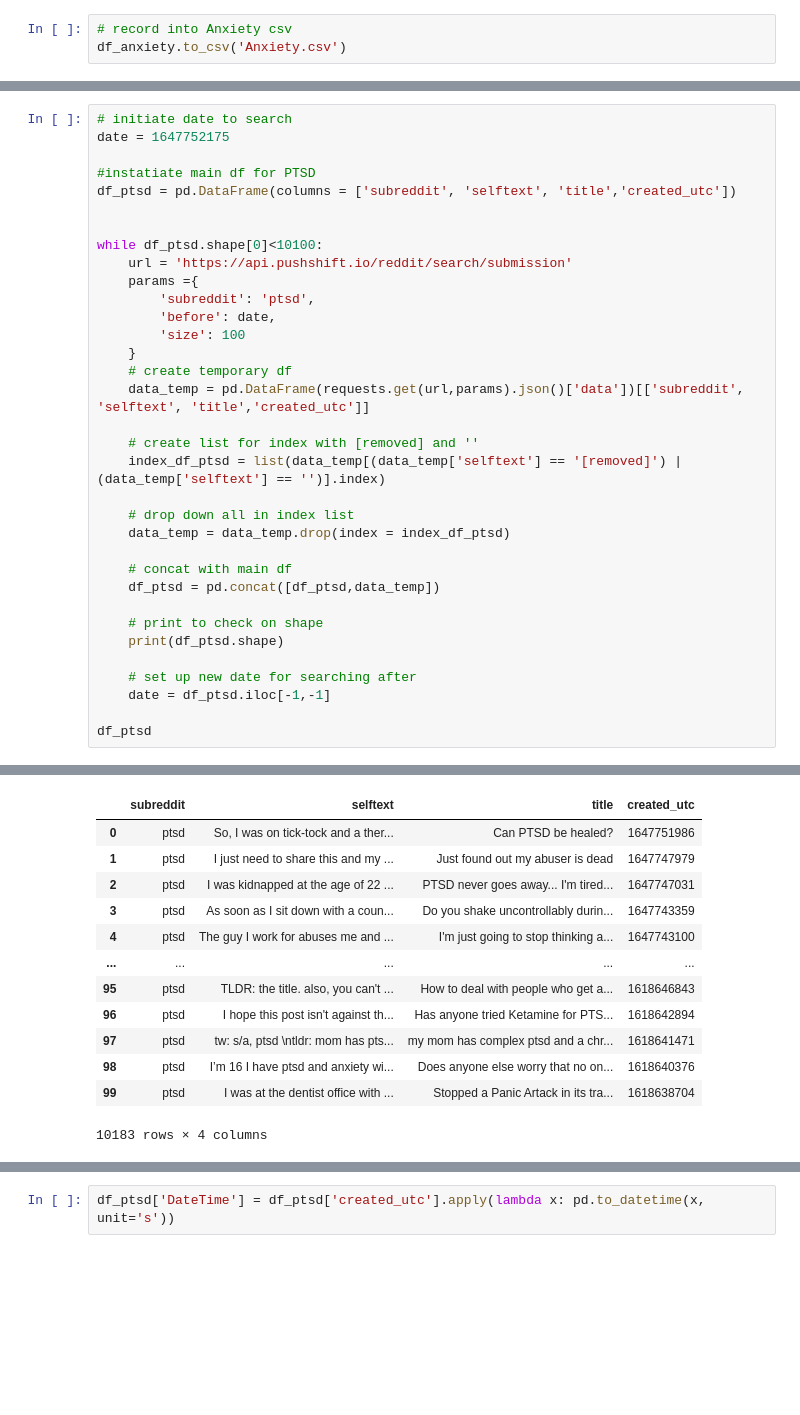
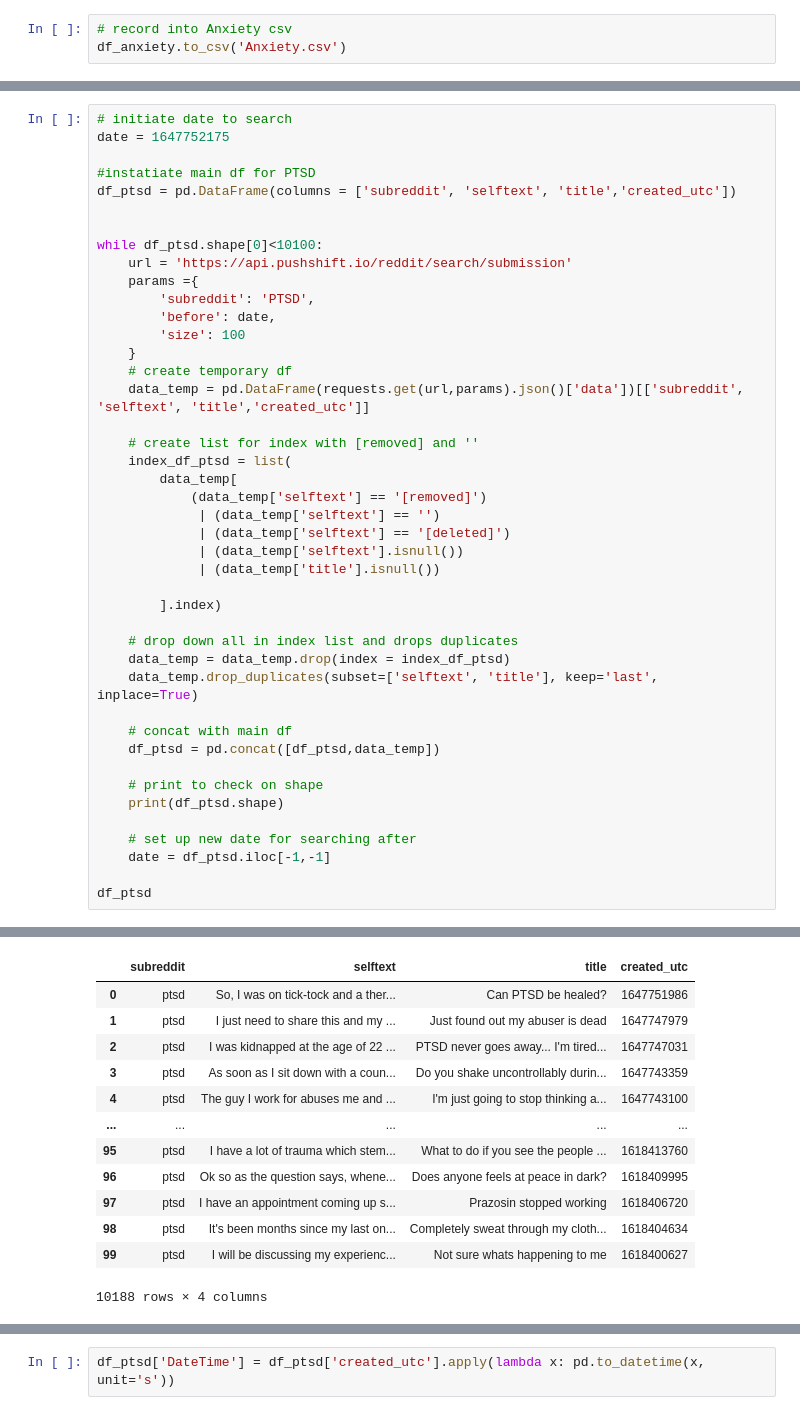
Before and after one commit to msamhz/GA-Lessons, a Jupyter notebook: project_3/Sample_test.ipynb, the cells around one changed output, grey strips where cells are left out. Cells and saved outputs as stored; diff of their text form; blank space fills up the shorter version.

```diff
--- a/project_3/Sample_test.ipynb
+++ b/project_3/Sample_test.ipynb
@@ -114,7 +114,7 @@ df_ptsd = pd.DataFrame(columns = ['subreddit', 'selftext', 'title','created_utc'
 while df_ptsd.shape[0]<10100:
     url = 'https://api.pushshift.io/reddit/search/submission'
     params ={
-        'subreddit': 'ptsd',
+        'subreddit': 'PTSD',
         'before': date,
         'size': 100
     }
@@ -122,10 +122,19 @@ while df_ptsd.shape[0]<10100:
     data_temp = pd.DataFrame(requests.get(url,params).json()['data'])[['subreddit', 'selftext', 'title','created_utc']]
 
     # create list for index with [removed] and ''
-    index_df_ptsd = list(data_temp[(data_temp['selftext'] == '[removed]') | (data_temp['selftext'] == '')].index)
+    index_df_ptsd = list(
+        data_temp[
+            (data_temp['selftext'] == '[removed]')
+             | (data_temp['selftext'] == '')
+             | (data_temp['selftext'] == '[deleted]')
+             | (data_temp['selftext'].isnull())
+             | (data_temp['title'].isnull())
 
-    # drop down all in index list
+        ].index)
+
+    # drop down all in index list and drops duplicates
     data_temp = data_temp.drop(index = index_df_ptsd)
+    data_temp.drop_duplicates(subset=['selftext', 'title'], keep='last', inplace=True)
 
     # concat with main df
     df_ptsd = pd.concat([df_ptsd,data_temp])
@@ -158,16 +167,16 @@ df_ptsd
 |  | subreddit | selftext | title | created_utc |
 | 0 | ptsd | So, I was on tick-tock and a ther... | Can PTSD be healed? | 1647751986 |
 | 1 | ptsd | I just need to share this and my ... | Just found out my abuser is dead | 1647747979 |
 | 2 | ptsd | I was kidnapped at the age of 22 ... | PTSD never goes away... I'm tired... | 1647747031 |
 | 3 | ptsd | As soon as I sit down with a coun... | Do you shake uncontrollably durin... | 1647743359 |
 | 4 | ptsd | The guy I work for abuses me and ... | I'm just going to stop thinking a... | 1647743100 |
 | ... | ... | ... | ... | ... |
-| 95 | ptsd | TLDR: the title. also, you can't ... | How to deal with people who get a... | 1618646843 |
-| 96 | ptsd | I hope this post isn't against th... | Has anyone tried Ketamine for PTS... | 1618642894 |
-| 97 | ptsd | tw: s/a, ptsd \ntldr: mom has pts... | my mom has complex ptsd and a chr... | 1618641471 |
-| 98 | ptsd | I’m 16 I have ptsd and anxiety wi... | Does anyone else worry that no on... | 1618640376 |
-| 99 | ptsd | I was at the dentist office with ... | Stopped a Panic Artack in its tra... | 1618638704 |
+| 95 | ptsd | I have a lot of trauma which stem... | What to do if you see the people ... | 1618413760 |
+| 96 | ptsd | Ok so as the question says, whene... | Does anyone feels at peace in dark? | 1618409995 |
+| 97 | ptsd | I have an appointment coming up s... | Prazosin stopped working | 1618406720 |
+| 98 | ptsd | It's been months since my last on... | Completely sweat through my cloth... | 1618404634 |
+| 99 | ptsd | I will be discussing my experienc... | Not sure whats happening to me | 1618400627 |
-10183 rows × 4 columns
+10188 rows × 4 columns
 # %%
 df_ptsd.isnull().sum()
 # %% [output]
```
Also changed, not shown: parts of 7 cells of this notebook, 2 other files.
